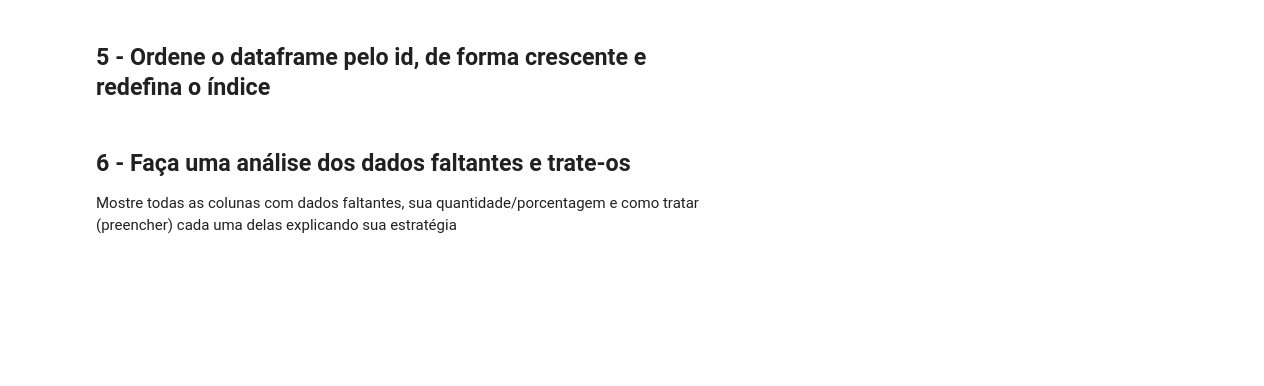
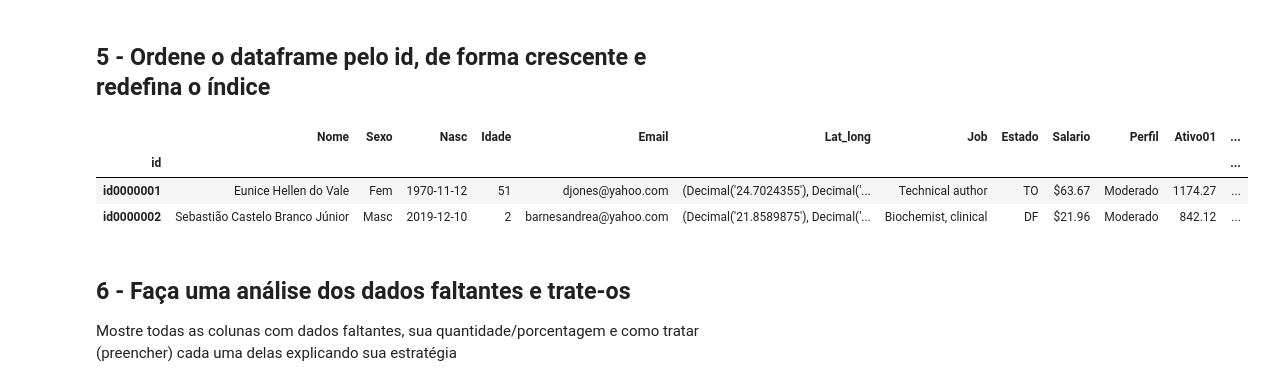
Before and after one commit to KelvinPichinini/lm-data-modulo2-projeto-final, a Jupyter notebook: Proj_1_pandas_notebook.ipynb, the cells around one changed output. Saved outputs shown, nothing was run; the diff lists cells and outputs as text; code cells hidden in the pictures; blank space fills up the shorter version.

```diff
--- a/Proj_1_pandas_notebook.ipynb
+++ b/Proj_1_pandas_notebook.ipynb
@@ -175,6 +176,13 @@ display(dfunidos.head(2))
 # %%
 dfunidos.sort_values('id',inplace = True)
 dfunidos.set_index('id', inplace=True)
+# %%
+dfunidos.head(2)
+# %% [output]
+|  | Nome | Sexo | Nasc | Idade | Email | Lat_long | Job | Estado | Salario | Perfil | Ativo01 | ... |
+| id |  |  |  |  |  |  |  |  |  |  |  | ... |
+| id0000001 | Eunice Hellen do Vale | Fem | 1970-11-12 | 51 | djones@yahoo.com | (Decimal('24.7024355'), Decimal('... | Technical author | TO | $63.67 | Moderado | 1174.27 | ... |
+| id0000002 | Sebastião Castelo Branco Júnior | Masc | 2019-12-10 | 2 | barnesandrea@yahoo.com | (Decimal('21.8589875'), Decimal('... | Biochemist, clinical | DF | $21.96 | Moderado | 842.12 | ... |
 # %% [markdown]
 ## 6 - Faça uma análise dos dados faltantes e trate-os
 
```
Also changed, not shown: parts of 32 cells of this notebook.
